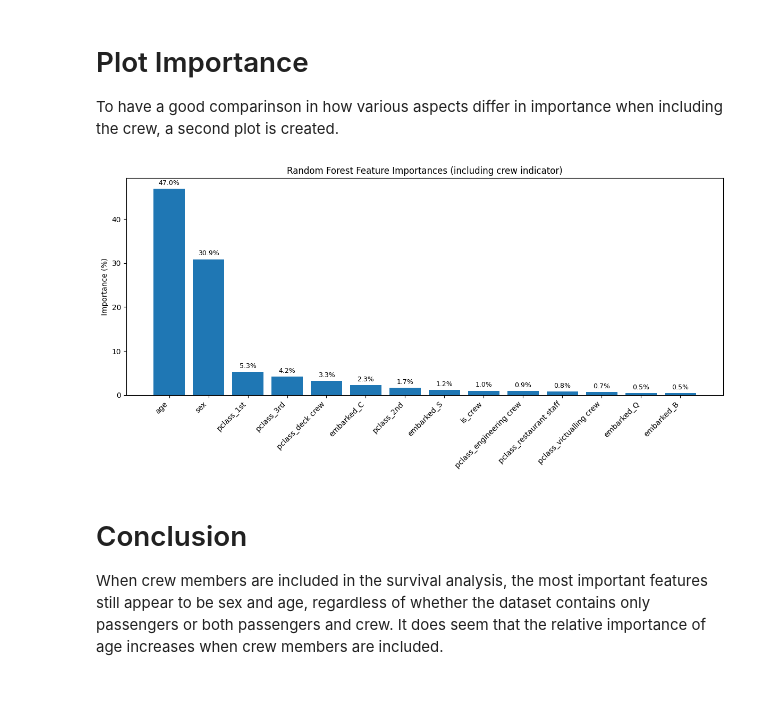
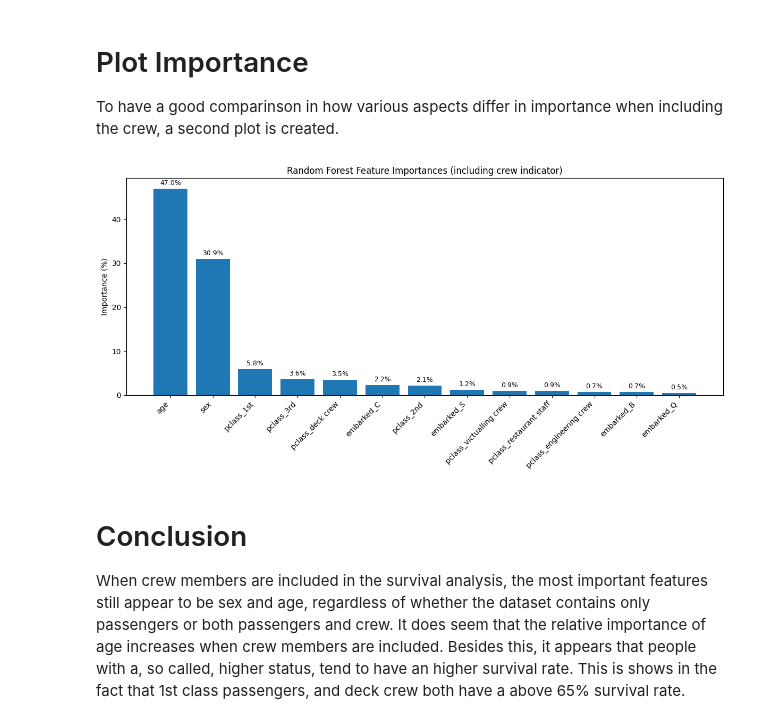
Before and after one commit to caseystijlaart/Fontys, a Jupyter notebook: sem-7-AI/ass/titanic_crew.ipynb, the cells around one changed output. Saved outputs shown, nothing was run; the diff lists cells and outputs as text; code cells hidden in the pictures; blank space fills up the shorter version.

```diff
--- a/sem-7-AI/ass/titanic_crew.ipynb
+++ b/sem-7-AI/ass/titanic_crew.ipynb
@@ -1,15 +1,10 @@
 # %%
-import pandas
+import pandas as pd
 import matplotlib.pyplot as plt
-from sklearn.model_selection import KFold, cross_val_score
-from sklearn.linear_model import LogisticRegression
-from sklearn.tree import DecisionTreeClassifier
-from sklearn.ensemble import RandomForestClassifier, GradientBoostingClassifier
-from sklearn.neighbors import KNeighborsClassifier
-from sklearn.svm import SVC
-import numpy as np
+from sklearn.ensemble import RandomForestClassifier
+from sklearn.model_selection import cross_val_score, train_test_split
 
-data_full = pandas.read_csv("phase0-titanic/titanic_full.csv")
+data_full = pd.read_csv("phase0-titanic/titanic_full.csv")
 
 grouped = data_full.groupby('pclass')['survived']
 
@@ -52,5 +47,12 @@ x['is_crew'] = ~data_full['pclass'].isin(['1st', '2nd', '3rd'])
 x['is_crew'] = x['is_crew'].astype(int)
 x['sex'] = x['sex'].map({'male': 0, 'female': 1}).astype(int)
 
-x = pandas.get_dummies(x, columns=['pclass'], drop_first=False)
-x = pandas.get_dummies(x, columns=['embarked'], drop_first=False)
+x = pd.get_dummies(x, columns=['pclass'], drop_first=False)
+x = pd.get_dummies(x, columns=['embarked'], drop_first=False)
+
+rf = RandomForestClassifier(n_estimators=100, random_state=42)
+x.drop(columns=['is_crew'], inplace=True)
+rf.fit(x, y)
+cv_scores = cross_val_score(rf, x, y, cv=5)
+
+print(f"Random Forest 5-fold CV Accuracy: {cv_scores.mean():.4f} ± {cv_scores.std():.4f}")
@@ -111,29 +63,27 @@ KNN: 0.7454 ± 0.0132
 
 To have a good comparinson in how various aspects differ in importance when including the crew, a second plot is created.
 # %%
-rf = trained_models['Random Forest']
-
-importances = pandas.Series(rf.feature_importances_, index=x.columns)
+importances = pd.Series(rf.feature_importances_, index=x.columns)
 importances = importances.sort_values(ascending=False)
-
 importances_percent = importances * 100
 
 plt.figure(figsize=(12,6))
 bars = plt.bar(importances_percent.index, importances_percent.values)
 plt.xticks(rotation=45, ha='right')
 plt.ylabel("Importance (%)")
 plt.title("Random Forest Feature Importances (including crew indicator)")
 
 for bar, pct in zip(bars, importances_percent.values):
     plt.text(bar.get_x() + bar.get_width()/2, bar.get_height() + 0.5,
              f'{pct:.1f}%', ha='center', va='bottom', fontsize=9)
 
 plt.tight_layout()
 plt.show()
 # %% [output]
-[figure, old version]
+[figure, new version]
 # %% [markdown]
 # Conclusion
 
 When crew members are included in the survival analysis, the most important features still appear to be sex and age, regardless of whether the dataset contains only passengers or both passengers and crew.
 It does seem that the relative importance of age increases when crew members are included.
+Besides this, it appears that people with a, so called, higher status, tend to have an higher survival rate. This is shows in the fact that 1st class passengers, and deck crew both have a above 65% survival rate.
```
Also changed, not shown: parts of 3 cells of this notebook, 1 other file.
